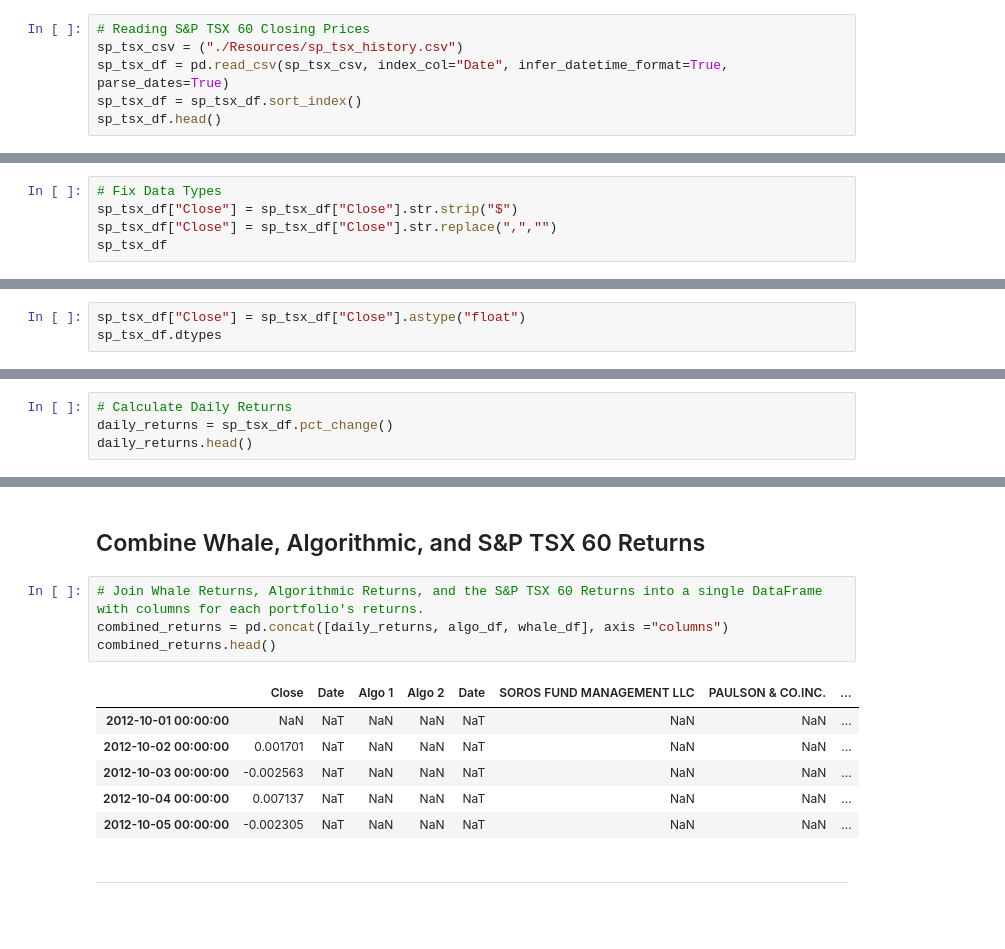
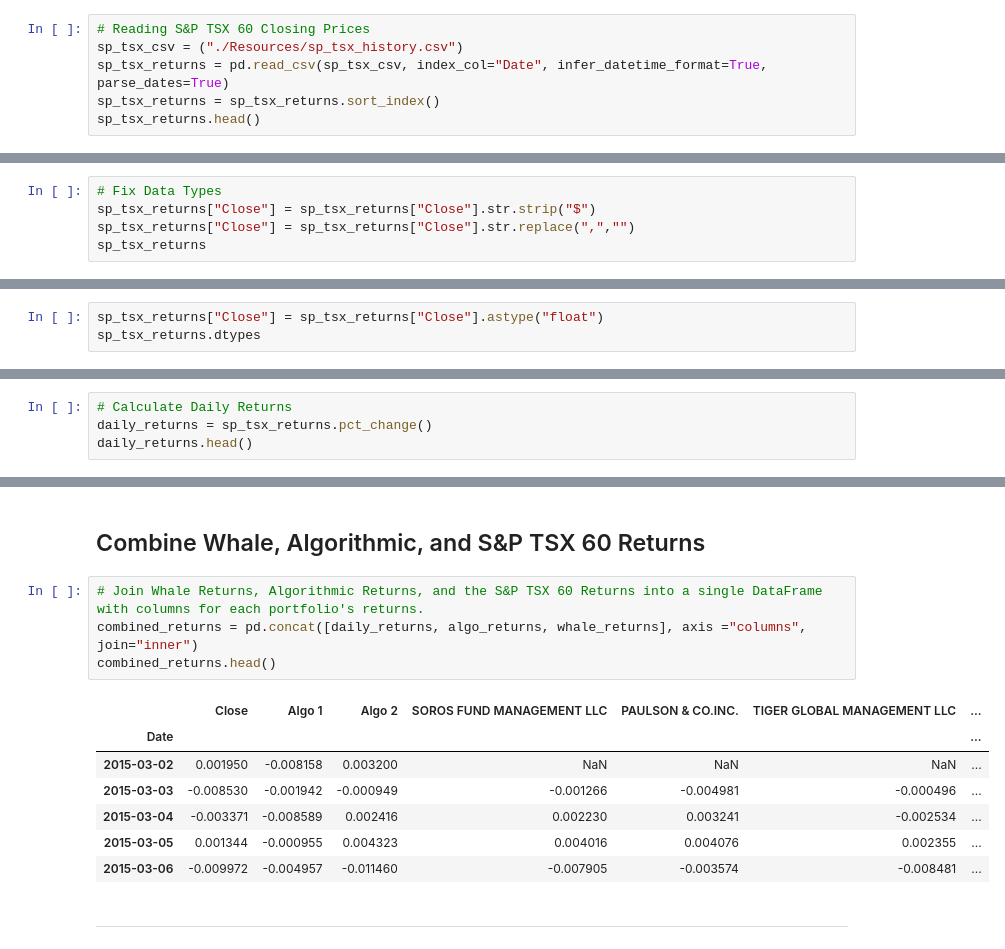
Before and after one commit to emilyblackstein/Module_4_Challenge, a Jupyter notebook: Starter_Code/whale_analysis.ipynb, the cells around one changed output, grey strips where cells are left out. Cells and saved outputs as stored; diff of their text form; blank space fills up the shorter version.

```diff
--- a/Starter_Code/whale_analysis.ipynb
+++ b/Starter_Code/whale_analysis.ipynb
@@ -139,9 +124,9 @@ Read the S&P TSX 60 historic closing prices and create a new daily returns DataF
 # %%
 # Reading S&P TSX 60 Closing Prices
 sp_tsx_csv = ("./Resources/sp_tsx_history.csv")
-sp_tsx_df = pd.read_csv(sp_tsx_csv, index_col="Date", infer_datetime_format=True, parse_dates=True)
-sp_tsx_df = sp_tsx_df.sort_index()
-sp_tsx_df.head()
+sp_tsx_returns = pd.read_csv(sp_tsx_csv, index_col="Date", infer_datetime_format=True, parse_dates=True)
+sp_tsx_returns = sp_tsx_returns.sort_index()
+sp_tsx_returns.head()
 # %% [output]
 |  | Close |
 | Date |  |
@@ -158,9 +143,9 @@ Close    object
 dtype: object
 # %%
 # Fix Data Types
-sp_tsx_df["Close"] = sp_tsx_df["Close"].str.strip("$")
-sp_tsx_df["Close"] = sp_tsx_df["Close"].str.replace(",","")
-sp_tsx_df
+sp_tsx_returns["Close"] = sp_tsx_returns["Close"].str.strip("$")
+sp_tsx_returns["Close"] = sp_tsx_returns["Close"].str.replace(",","")
+sp_tsx_returns
 # %% [output]
 |  | Close |
 | Date |  |
@@ -177,14 +162,14 @@ sp_tsx_df
 | 2019-12-30 | 17098.56 |
 1818 rows × 1 columns
 # %%
-sp_tsx_df["Close"] = sp_tsx_df["Close"].astype("float")
-sp_tsx_df.dtypes
+sp_tsx_returns["Close"] = sp_tsx_returns["Close"].astype("float")
+sp_tsx_returns.dtypes
 # %% [output]
 Close    float64
 dtype: object
 # %%
 # Calculate Daily Returns
-daily_returns = sp_tsx_df.pct_change()
+daily_returns = sp_tsx_returns.pct_change()
 daily_returns.head()
 # %% [output]
 |  | Close |
@@ -234,15 +219,16 @@ daily_returns.rename(columns = {'Close':'S&P TSX 60 Historic Returns'})
 ## Combine Whale, Algorithmic, and S&P TSX 60 Returns
 # %%
 # Join Whale Returns, Algorithmic Returns, and the S&P TSX 60 Returns into a single DataFrame with columns for each portfolio's returns.
-combined_returns = pd.concat([daily_returns, algo_df, whale_df], axis ="columns")
+combined_returns = pd.concat([daily_returns, algo_returns, whale_returns], axis ="columns", join="inner")
 combined_returns.head()
 # %% [output]
-|  | Close | Date | Algo 1 | Algo 2 | Date | SOROS FUND MANAGEMENT LLC | PAULSON & CO.INC. | ... |
-| 2012-10-01 00:00:00 | NaN | NaT | NaN | NaN | NaT | NaN | NaN | ... |
-| 2012-10-02 00:00:00 | 0.001701 | NaT | NaN | NaN | NaT | NaN | NaN | ... |
-| 2012-10-03 00:00:00 | -0.002563 | NaT | NaN | NaN | NaT | NaN | NaN | ... |
-| 2012-10-04 00:00:00 | 0.007137 | NaT | NaN | NaN | NaT | NaN | NaN | ... |
-| 2012-10-05 00:00:00 | -0.002305 | NaT | NaN | NaN | NaT | NaN | NaN | ... |
+|  | Close | Algo 1 | Algo 2 | SOROS FUND MANAGEMENT LLC | PAULSON & CO.INC. | TIGER GLOBAL MANAGEMENT LLC | ... |
+| Date |  |  |  |  |  |  | ... |
+| 2015-03-02 | 0.001950 | -0.008158 | 0.003200 | NaN | NaN | NaN | ... |
+| 2015-03-03 | -0.008530 | -0.001942 | -0.000949 | -0.001266 | -0.004981 | -0.000496 | ... |
+| 2015-03-04 | -0.003371 | -0.008589 | 0.002416 | 0.002230 | 0.003241 | -0.002534 | ... |
+| 2015-03-05 | 0.001344 | -0.000955 | 0.004323 | 0.004016 | 0.004076 | 0.002355 | ... |
+| 2015-03-06 | -0.009972 | -0.004957 | -0.011460 | -0.007905 | -0.003574 | -0.008481 | ... |
 # %% [markdown]
 ---
 # %% [markdown]
```
Also changed, not shown: parts of 8 cells of this notebook.
